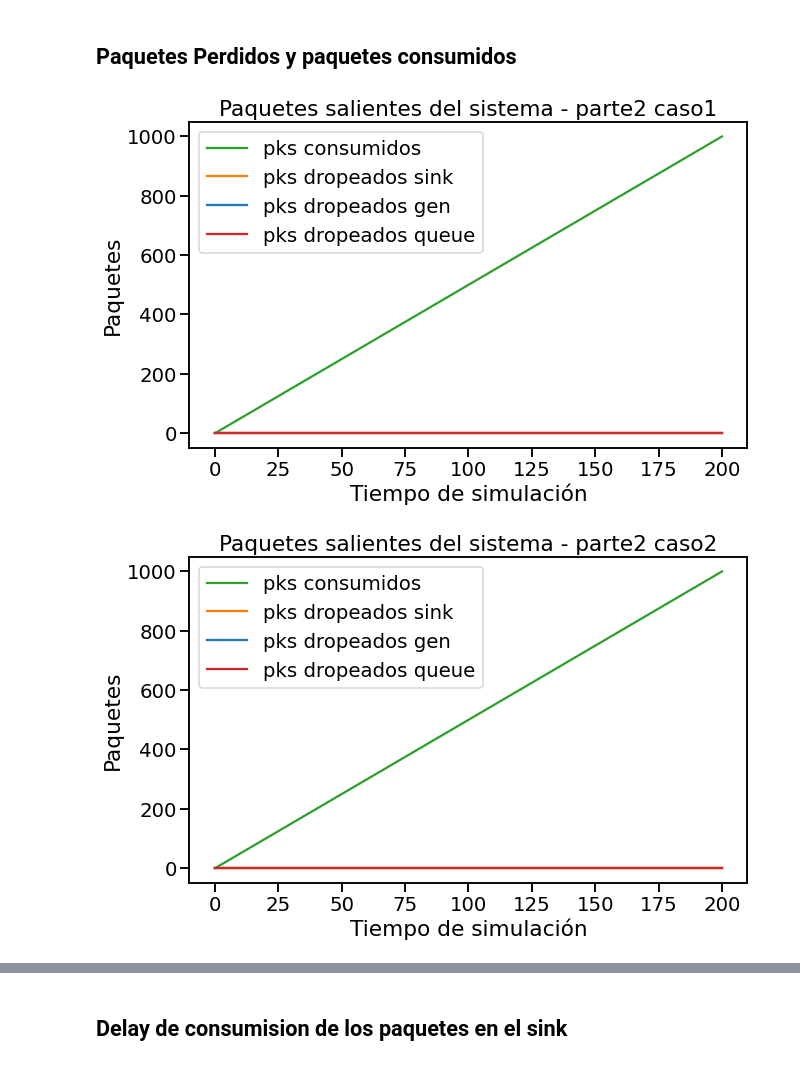
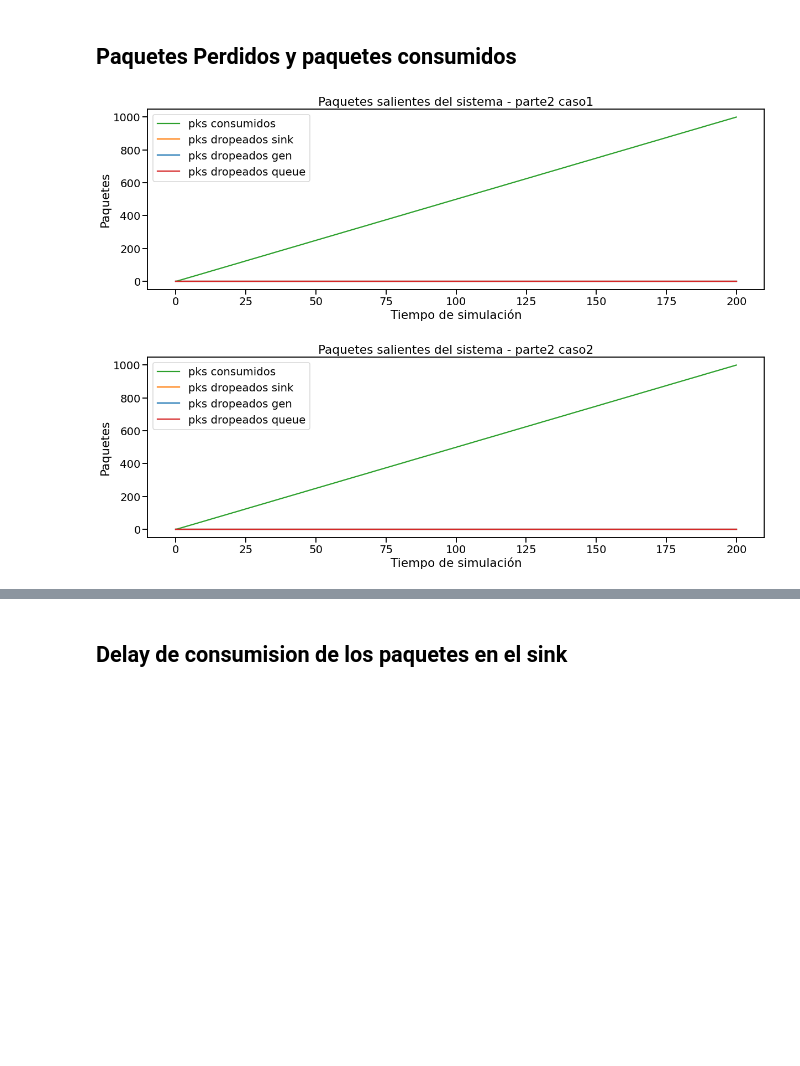
Before and after one commit to Kidmand/Redes-LAB-3, a Jupyter notebook: Notebook-results-part2.ipynb, the cells around one changed output, grey strips where cells are left out. Cells and saved outputs as stored; diff of their text form; code cells hidden in the pictures; blank space fills up the shorter version.

```diff
--- a/Notebook-results-part2.ipynb
+++ b/Notebook-results-part2.ipynb
@@ -156,7 +156,7 @@ for c in range(len(data)):
             network_packets[i] -= 1
 
     # Graficamos el gráfico de líneas
-    plt.figure(figsize=(10, 6))
+    plt.figure(figsize=(20, 6))
     plt.plot(generate_packets, network_packets, color='tab:blue', label='paquetes dentro de la red')
     plt.title('Paquetes generados vs dentro del sistema- {}'.format(archivos_procesados[c]))
     plt.xlabel('Paquetes generados')
@@ -221,33 +221,33 @@ for c in range(len(data)):
     count_drop_queue = 0
     for i in range(0,len(timeOut_pks)):
         if count_drop_queue < len(time_dropPks_queue) and time_dropPks_queue[count_drop_queue] <= timeOut_pks[i] :
             count_drop_queue += 1
             drop_queue.append(count_drop_queue)
         else:
             drop_queue.append(count_drop_queue)
 
     # Creamos lista de paquetes dropeados por sink `drop_sink` de igual longitud que `timeOut_pks`
     drop_sink = []
     count_drop_sink = 0
     for i in range(0,len(timeOut_pks)):
         if count_drop_sink < len(time_dropPks_sink) and time_dropPks_sink[count_drop_sink] <= timeOut_pks[i] :
             count_drop_sink += 1
             drop_sink.append(count_drop_sink)
         else:
             drop_sink.append(count_drop_sink)
 
 
     # Graficamos el gráfico de líneas
-    plt.figure(figsize=(10, 6))
+    plt.figure(figsize=(20, 6))
     plt.plot(timeOut_pks, sink_packets, color='tab:green', label='pks consumidos')
     plt.plot(timeOut_pks, drop_sink, color='tab:orange', label='pks dropeados sink')
     plt.plot(timeOut_pks, drop_gen, color='tab:blue', label='pks dropeados gen')
     plt.plot(timeOut_pks, drop_queue, color='tab:red', label='pks dropeados queue')
     plt.title('Paquetes salientes del sistema - {}'.format(archivos_procesados[c]))
     plt.xlabel('Tiempo de simulación')
     plt.ylabel('Paquetes')
     plt.legend()
     plt.show()
 # %% [output]
-[figure, old version]
+[figure, new version]
-[figure, old version]
+[figure, new version]
```
Also changed, not shown: parts of 3 cells of this notebook, 21 other files.
